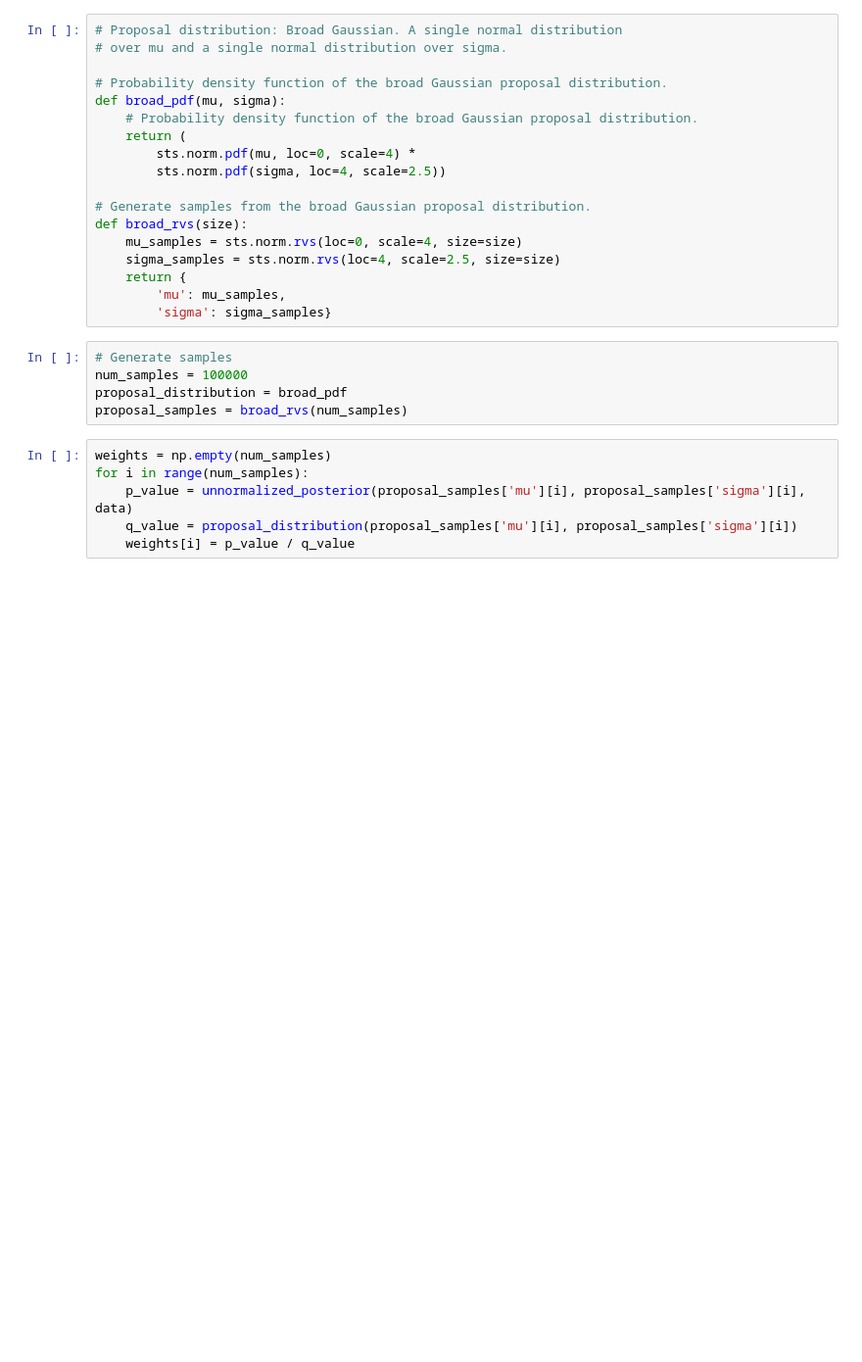
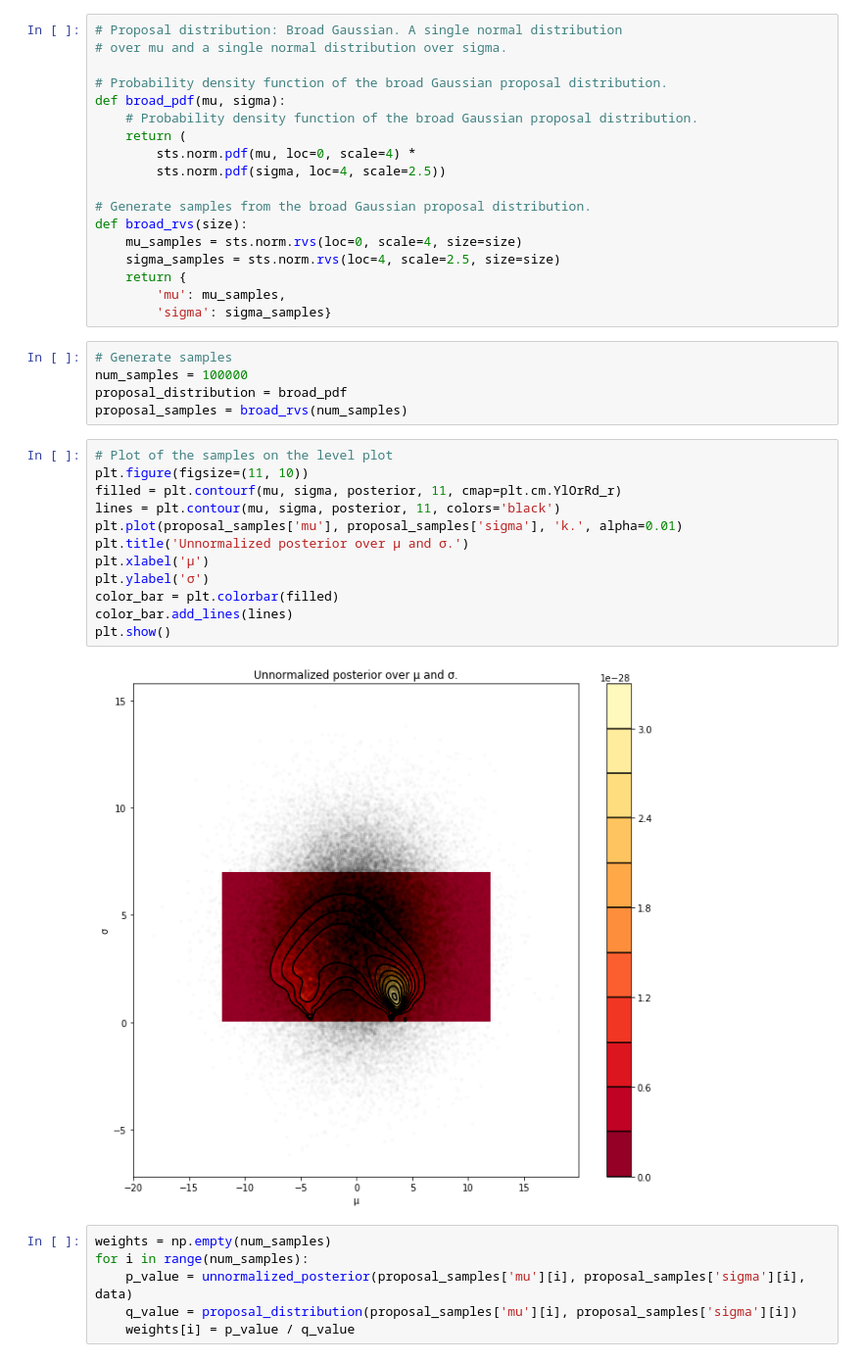
Before and after one commit to Munchic/cs146, a Jupyter notebook: cs146-13.1-pre-class-work.ipynb, the cells around one changed output. Shown at 98% size. Drawn from its saved outputs; the diff is of its cells as text; blank space fills up the shorter version.

Commit message:
Proposal distribution plot

```diff
--- a/cs146-13.1-pre-class-work.ipynb
+++ b/cs146-13.1-pre-class-work.ipynb
@@ -185,6 +185,20 @@ def broad_rvs(size):
 num_samples = 100000
 proposal_distribution = broad_pdf
 proposal_samples = broad_rvs(num_samples)
+# %%
+# Plot of the samples on the level plot
+plt.figure(figsize=(11, 10))
+filled = plt.contourf(mu, sigma, posterior, 11, cmap=plt.cm.YlOrRd_r)
+lines = plt.contour(mu, sigma, posterior, 11, colors='black')
+plt.plot(proposal_samples['mu'], proposal_samples['sigma'], 'k.', alpha=0.01)
+plt.title('Unnormalized posterior over μ and σ.')
+plt.xlabel('μ')
+plt.ylabel('σ')
+color_bar = plt.colorbar(filled)
+color_bar.add_lines(lines)
+plt.show()
+# %% [output]
+[figure, added]
 # %%
 weights = np.empty(num_samples)
 for i in range(num_samples):
```
